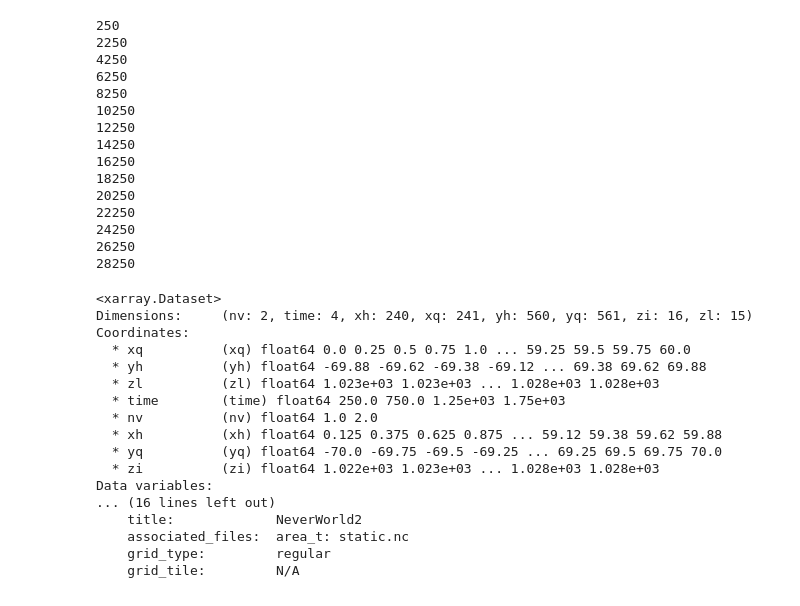
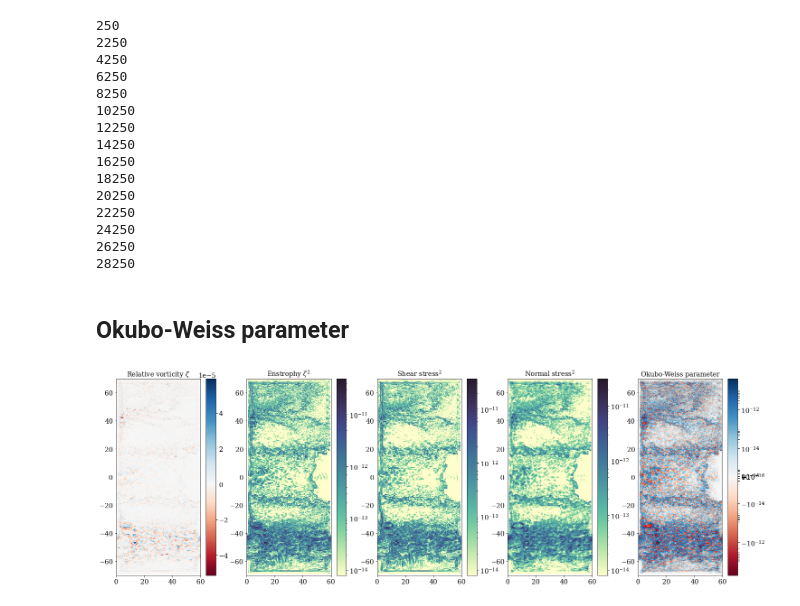
Before and after one commit to ocean-eddy-cpt/NeverWorld2, a Jupyter notebook: A002_02_August_2020_EKE.ipynb, the cells around one changed output. Cells and saved outputs as stored; diff of their text form; code cells hidden in the pictures.

```diff
--- a/A002_02_August_2020_EKE.ipynb
+++ b/A002_02_August_2020_EKE.ipynb
@@ -618,23 +626,5 @@ while end_time < 27000:
 24250
 26250
 28250
-# %%
-av1
-# %% [output]
-<xarray.Dataset>
-Dimensions:     (nv: 2, time: 4, xh: 240, xq: 241, yh: 560, yq: 561, zi: 16, zl: 15)
-Coordinates:
-  * xq          (xq) float64 0.0 0.25 0.5 0.75 1.0 ... 59.25 59.5 59.75 60.0
-  * yh          (yh) float64 -69.88 -69.62 -69.38 -69.12 ... 69.38 69.62 69.88
-  * zl          (zl) float64 1.023e+03 1.023e+03 ... 1.028e+03 1.028e+03
-  * time        (time) float64 250.0 750.0 1.25e+03 1.75e+03
-  * nv          (nv) float64 1.0 2.0
-  * xh          (xh) float64 0.125 0.375 0.625 0.875 ... 59.12 59.38 59.62 59.88
-  * yq          (yq) float64 -70.0 -69.75 -69.5 -69.25 ... 69.25 69.5 69.75 70.0
-  * zi          (zi) float64 1.022e+03 1.023e+03 ... 1.028e+03 1.028e+03
-Data variables:
-... (16 lines left out)
-    title:             NeverWorld2
-    associated_files:  area_t: static.nc
-    grid_type:         regular
-    grid_tile:         N/A
+# %% [markdown]
+## Okubo-Weiss parameter
@@ -640,0 +656,46 @@ Data variables:
+# %%
+layer = 0
+time = 0
+
+RV = av1.RV.values[time,layer].astype(float)
+RV2 = av1.RV2.values[time,layer].astype(float)/86400
+NoSt2 = av1.NoSt2.values[time,layer].astype(float)/86400
+ShSt2 = av1.ShSt2.values[time,layer].astype(float)/86400
+NoSt2 = grid.interp(grid.interp(av1.NoSt2, axis='X',boundary='fill'), axis='Y',boundary='fill').values[time,layer].astype(float)/86400
+OB = NoSt2 + ShSt2 - RV2
+
+plt.figure(figsize=(25,8))
+plt.subplot(1,5,1)
+plt.pcolormesh(xq,yq,RV,norm=MidpointNormalize(midpoint=0.),cmap='RdBu')
+plt.gca().set_aspect('equal', adjustable='box')
+plt.title(r'Relative vorticity $\zeta$')
+plt.colorbar()
+
+plt.subplot(1,5,2)
+plt.pcolormesh(xq,yq,(RV2), norm=colors.LogNorm(vmin=8e-15, vmax=np.nanmax(RV2)), cmap=cmocean.cm.deep)
+plt.gca().set_aspect('equal', adjustable='box')
+plt.title(r'Enstrophy $\zeta^2$')
+plt.colorbar()
+
+plt.subplot(1,5,3)
+plt.pcolormesh(xq,yq,(ShSt2), norm=colors.LogNorm(vmin=8e-15, vmax=np.nanmax(ShSt2)), cmap=cmocean.cm.deep)
+plt.gca().set_aspect('equal', adjustable='box')
+plt.title(r'Shear stress$^2$')
+plt.colorbar()
+
+plt.subplot(1,5,4)
+plt.pcolormesh(xq,yq,(NoSt2), norm=colors.LogNorm(vmin=8e-15, vmax=np.nanmax(NoSt2)), cmap=cmocean.cm.deep)
+plt.gca().set_aspect('equal', adjustable='box')
+plt.title(r'Normal stress$^2$')
+plt.colorbar()
+
+plt.subplot(1,5,5)
+plt.pcolormesh(xq,yq,(OB),norm=colors.SymLogNorm(linthresh=np.nanmax(OB)/100000, linscale = np.nanmax(OB)/10000, vmin=np.nanmin(OB), vmax=np.nanmax(OB), base=10),cmap='RdBu')
+# plt.pcolormesh(xq,yq,(OB),norm=MidpointNormalize(midpoint=0.),cmap='RdBu')
+plt.gca().set_aspect('equal', adjustable='box')
+plt.title('Okubo-Weiss parameter')
+plt.colorbar()
+save_name = 'Okubo_Weiss.png'
+plt.savefig(save_name, dpi=200,bbox_inches='tight',pad_inches=0)
+# %% [output]
+[figure, added]
```
Also changed, not shown: parts of 15 cells of this notebook.
